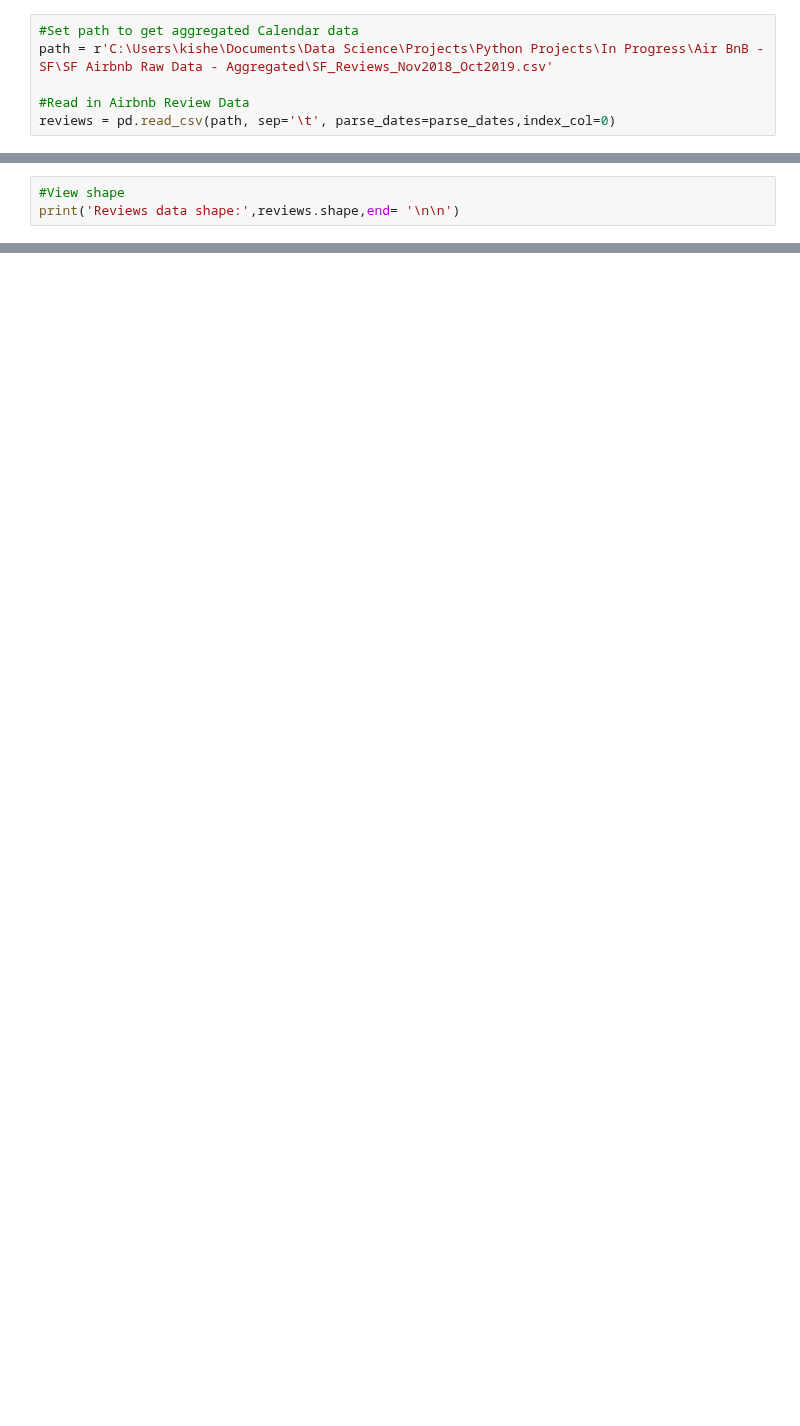
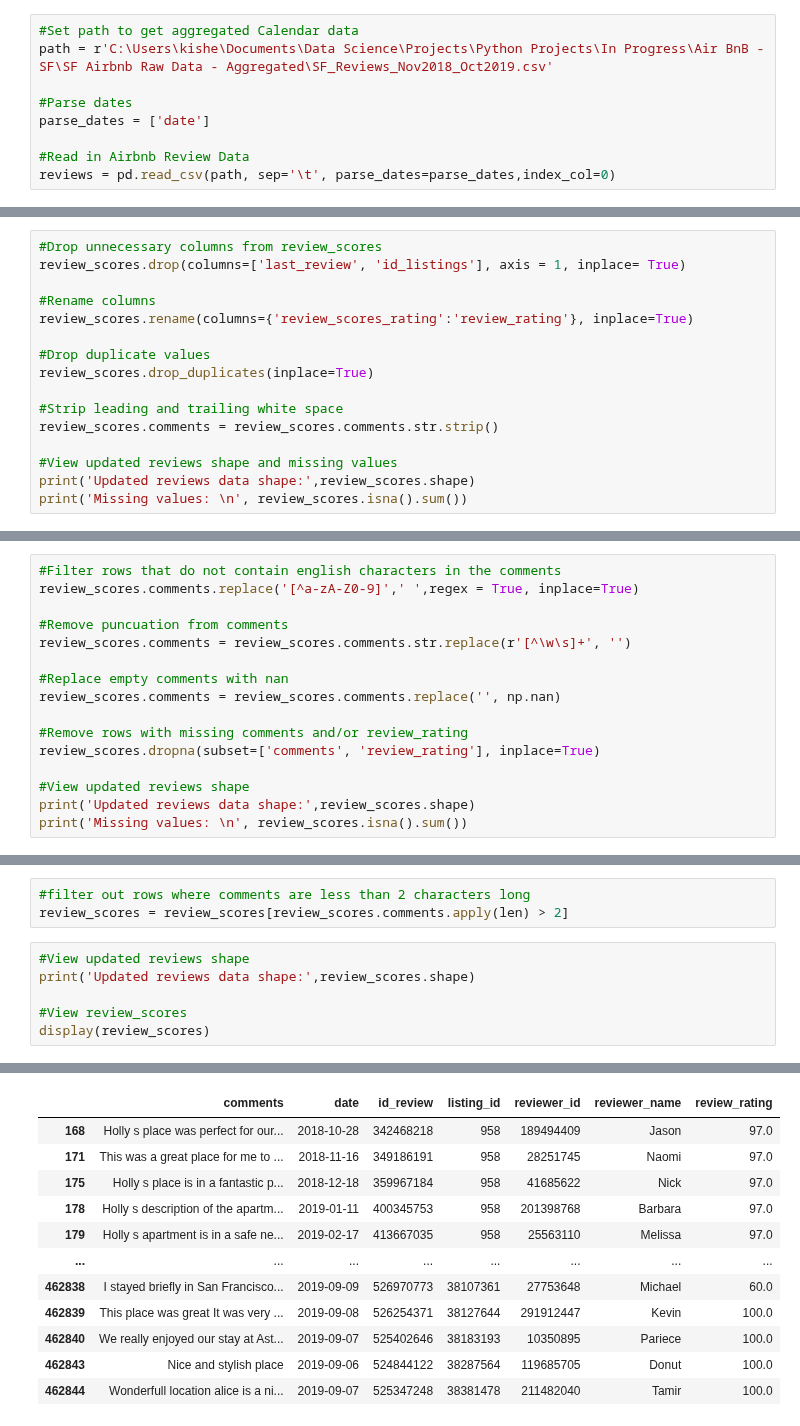
Before and after one commit to KishenSharma6/Airbnb-SF, a Jupyter notebook: Airbnb Reviews Data Cleaning.ipynb, the cells around one changed output, grey strips where cells are left out. Saved outputs shown, nothing was run; the diff lists cells and outputs as text; blank space fills up the shorter version.

Commit message:
Copied over review cleaning from Airbnb SF Analysis.ipynb

```diff
--- a/Airbnb Reviews Data Cleaning.ipynb
+++ b/Airbnb Reviews Data Cleaning.ipynb
@@ -23,6 +42,9 @@ warnings.simplefilter(action='ignore', category=FutureWarning)
 #Set path to get aggregated Calendar data
 path = r'C:\Users\kishe\Documents\Data Science\Projects\Python Projects\In Progress\Air BnB - SF\SF Airbnb Raw Data - Aggregated\SF_Reviews_Nov2018_Oct2019.csv'
 
+#Parse dates
+parse_dates = ['date']
+
 #Read in Airbnb Review Data
 reviews = pd.read_csv(path, sep='\t', parse_dates=parse_dates,index_col=0)
 # %% [markdown]
@@ -29,0 +135,16 @@ reviews = pd.read_csv(path, sep='\t', parse_dates=parse_dates,index_col=0)
+# %%
+#Drop unnecessary columns from review_scores
+review_scores.drop(columns=['last_review', 'id_listings'], axis = 1, inplace= True)
+
+#Rename columns
+review_scores.rename(columns={'review_scores_rating':'review_rating'}, inplace=True)
+
+#Drop duplicate values
+review_scores.drop_duplicates(inplace=True)
+
+#Strip leading and trailing white space
+review_scores.comments = review_scores.comments.str.strip()
+
+#View updated reviews shape and missing values
+print('Updated reviews data shape:',review_scores.shape)
+print('Missing values: \n', review_scores.isna().sum())
@@ -29,0 +162,16 @@ reviews = pd.read_csv(path, sep='\t', parse_dates=parse_dates,index_col=0)
+# %%
+#Filter rows that do not contain english characters in the comments
+review_scores.comments.replace('[^a-zA-Z0-9]',' ',regex = True, inplace=True)
+
+#Remove puncuation from comments
+review_scores.comments = review_scores.comments.str.replace(r'[^\w\s]+', '')
+
+#Replace empty comments with nan
+review_scores.comments = review_scores.comments.replace('', np.nan)
+
+#Remove rows with missing comments and/or review_rating
+review_scores.dropna(subset=['comments', 'review_rating'], inplace=True)
+
+#View updated reviews shape
+print('Updated reviews data shape:',review_scores.shape)
+print('Missing values: \n', review_scores.isna().sum())
@@ -30,4 +189,10 @@ reviews = pd.read_csv(path, sep='\t', parse_dates=parse_dates,index_col=0)
+# %%
+#filter out rows where comments are less than 2 characters long
+review_scores = review_scores[review_scores.comments.apply(len) > 2]
 # %%
-#View shape
-print('Reviews data shape:',reviews.shape,end= '\n\n')
+#View updated reviews shape
+print('Updated reviews data shape:',review_scores.shape)
+
+#View review_scores
+display(review_scores)
 # %% [output]
@@ -34,0 +200,12 @@ Reviews data shape: (430766, 6)
+|  | comments | date | id_review | listing_id | reviewer_id | reviewer_name | review_rating |
+| 168 | Holly s place was perfect for our... | 2018-10-28 | 342468218 | 958 | 189494409 | Jason | 97.0 |
+| 171 | This was a great place for me to ... | 2018-11-16 | 349186191 | 958 | 28251745 | Naomi | 97.0 |
+| 175 | Holly s place is in a fantastic p... | 2018-12-18 | 359967184 | 958 | 41685622 | Nick | 97.0 |
+| 178 | Holly s description of the apartm... | 2019-01-11 | 400345753 | 958 | 201398768 | Barbara | 97.0 |
+| 179 | Holly s apartment is in a safe ne... | 2019-02-17 | 413667035 | 958 | 25563110 | Melissa | 97.0 |
+| ... | ... | ... | ... | ... | ... | ... | ... |
+| 462838 | I stayed briefly in San Francisco... | 2019-09-09 | 526970773 | 38107361 | 27753648 | Michael | 60.0 |
+| 462839 | This place was great It was very ... | 2019-09-08 | 526254371 | 38127644 | 291912447 | Kevin | 100.0 |
+| 462840 | We really enjoyed our stay at Ast... | 2019-09-07 | 525402646 | 38183193 | 10350895 | Pariece | 100.0 |
+| 462843 | Nice and stylish place | 2019-09-06 | 524844122 | 38287564 | 119685705 | Donut | 100.0 |
+| 462844 | Wonderfull location alice is a ni... | 2019-09-07 | 525347248 | 38381478 | 211482040 | Tamir | 100.0 |
```
Also changed, not shown: parts of 21 cells of this notebook.
